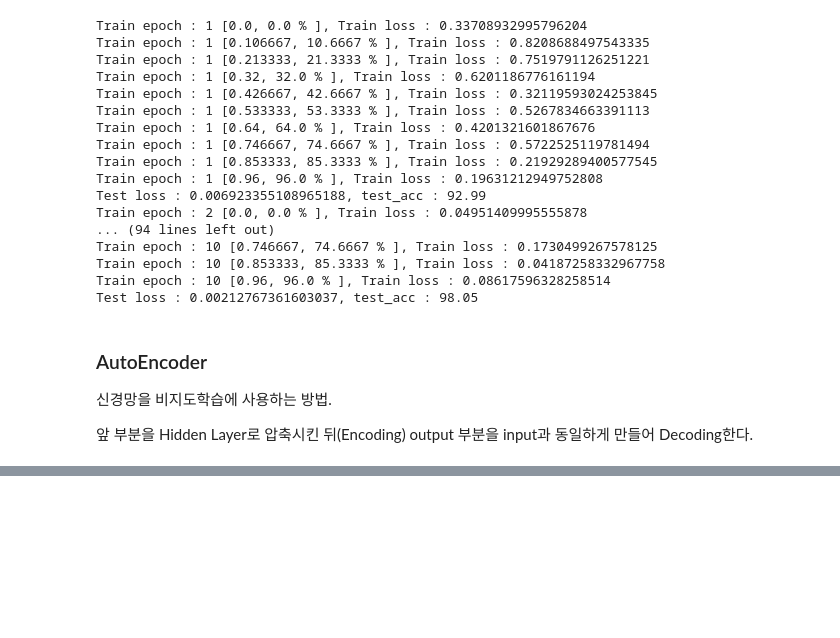
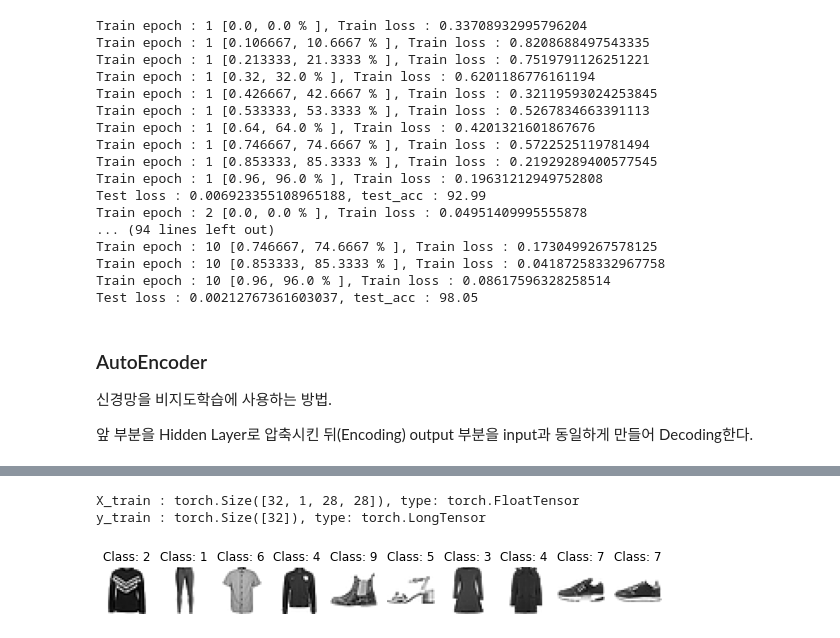
Before and after one commit to YMGYM/python_deeplearning_pytorch, a Jupyter notebook: Pytorch_part1~.ipynb, the cells around one changed output, grey strips where cells are left out. Saved outputs shown, nothing was run; the diff lists cells and outputs as text; code cells hidden in the pictures; blank space fills up the shorter version.

```diff
--- a/Pytorch_part1~.ipynb
+++ b/Pytorch_part1~.ipynb
@@ -909,0 +927,11 @@ Test loss : 0.00212767361603037, test_acc : 98.05
+# %%
+# 하이퍼파라미터 설정
+BATCH_SIZE = 32
+EPOCHS = 10
+# %%
+# 데이터 다운로드
+train_dataset = datasets.FashionMNIST(root='../data/FashionMNIST', train=True, download=True, transform = transforms.ToTensor())
+test_dataset = datasets.FashionMNIST(root='../data/FashionMNIST', train=False, download=True, transform = transforms.ToTensor())
+
+train_loader = torch.utils.data.DataLoader(dataset = train_dataset, batch_size = BATCH_SIZE, shuffle=True)
+test_loader = torch.utils.data.DataLoader(dataset = test_dataset, batch_size = BATCH_SIZE, shuffle=True)
@@ -909,0 +950,19 @@ Test loss : 0.00212767361603037, test_acc : 98.05
+# %%
+# 데이터 확인하기
+for(X_train, y_train) in train_loader:
+  print(f"X_train : {X_train.shape}, type: {X_train.type()}") # 채널이 1이므로 그레이스케일
+  print(f"y_train : {y_train.shape}, type: {y_train.type()}")
+  break
+# %% [output]
+X_train : torch.Size([32, 1, 28, 28]), type: torch.FloatTensor
+y_train : torch.Size([32]), type: torch.LongTensor
+# %%
+pltsize = 1
+plt.figure(figsize=(10 * pltsize, pltsize))
+for i in range(10):
+  plt.subplot(1, 10, i + 1)
+  plt.axis('off')
+  plt.imshow(X_train[i, :, :, :].numpy().reshape(28, 28), cmap='gray_r')
+  plt.title('Class: ' + str(y_train[i].item()))
+# %% [output]
+[figure, added]
```
Also changed, not shown: parts of 8 cells of this notebook.
